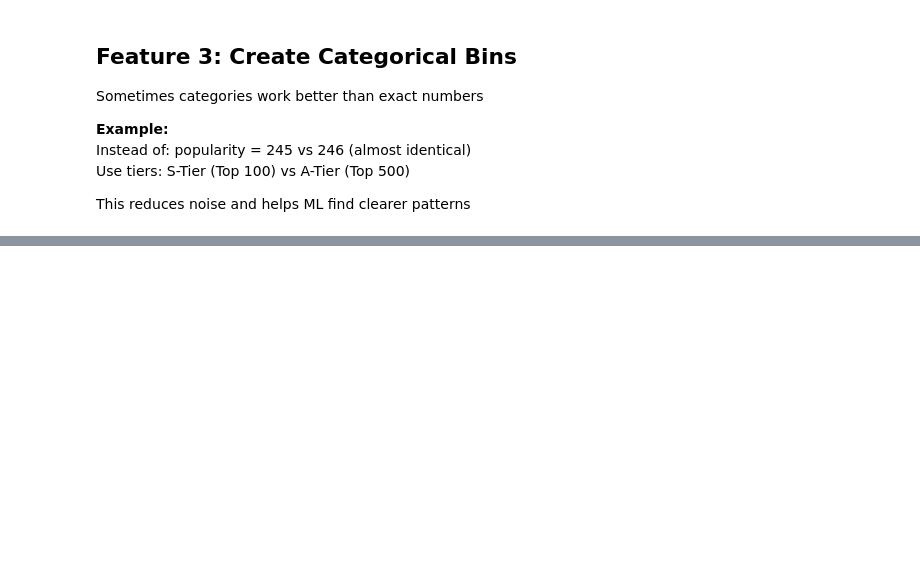
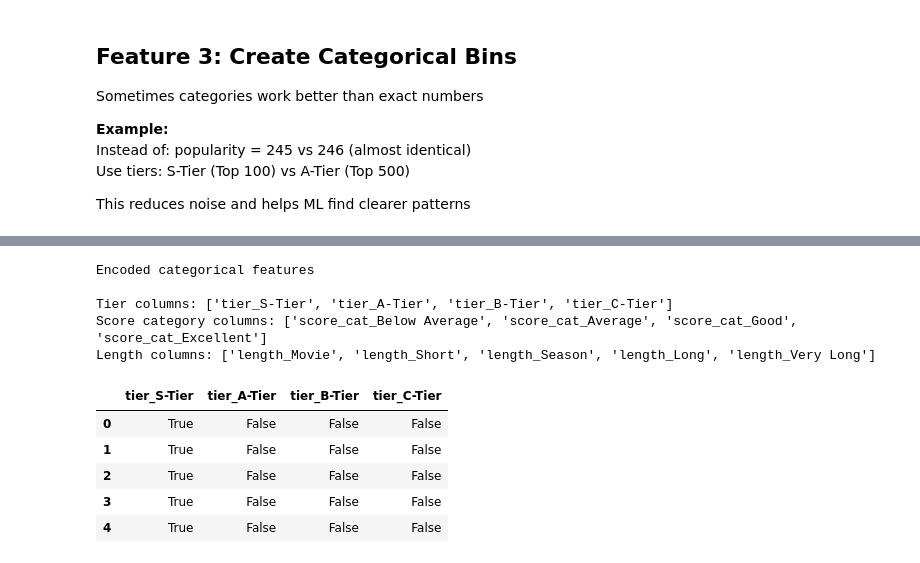
Before and after one commit to AlexeiLuchian/anime-recommender, a Jupyter notebook: notebooks/02_feature_engineering.ipynb, the cells around one changed output, grey strips where cells are left out. Drawn from its saved outputs; the diff is of its cells as text; code cells hidden in the pictures; blank space fills up the shorter version.

Commit message:
Work on categorical features

```diff
--- a/notebooks/02_feature_engineering.ipynb
+++ b/notebooks/02_feature_engineering.ipynb
@@ -148,3 +148,27 @@ Instead of: popularity = 245 vs 246 (almost identical)
 Use tiers: S-Tier (Top 100) vs A-Tier (Top 500)
 
 This reduces noise and helps ML find clearer patterns
+# %%
+df['popularity_tier'] = pd.cut(
+    df['popularity'],
+    bins = [0, 10, 50, 100, 500],
+    labels = ['S-Tier', 'A-Tier', 'B-Tier', 'C-Tier']
+)
+
+df['score_category'] = pd.cut(
+    df['score'],
+    bins=[0, 6.5, 7.5, 8.5, 10],
+    labels=['Below Average', 'Average', 'Good', 'Excellent']
+)
+
+df['length_category'] = pd.cut(
+    df['episodes'],
+    bins=[0, 1, 13, 26, 52, 1000],
+    labels=['Movie', 'Short', 'Season', 'Long', 'Very Long']
+)
+
+print("Created categorical features")
+print("\nPopularity distribution:")
+print(df['popularity_tier'].value_counts())
+print("\nScore distribution:")
+print(df['score_category'].value_counts())
@@ -150,0 +193,23 @@ This reduces noise and helps ML find clearer patterns
+# %%
+tier_encoded = pd.get_dummies(df['popularity_tier'], prefix='tier')
+score_cat_encoded = pd.get_dummies(df['score_category'], prefix='score_cat')
+length_encoded = pd.get_dummies(df['length_category'], prefix='length')
+
+print("Encoded categorical features")
+print(f"\nTier columns: {list(tier_encoded.columns)}")
+print(f"Score category columns: {list(score_cat_encoded.columns)}")
+print(f"Length columns: {list(length_encoded.columns)}")
+
+tier_encoded.head()
+# %% [output]
+Encoded categorical features
+
+Tier columns: ['tier_S-Tier', 'tier_A-Tier', 'tier_B-Tier', 'tier_C-Tier']
+Score category columns: ['score_cat_Below Average', 'score_cat_Average', 'score_cat_Good', 'score_cat_Excellent']
+Length columns: ['length_Movie', 'length_Short', 'length_Season', 'length_Long', 'length_Very Long']
+|  | tier_S-Tier | tier_A-Tier | tier_B-Tier | tier_C-Tier |
+| 0 | True | False | False | False |
+| 1 | True | False | False | False |
+| 2 | True | False | False | False |
+| 3 | True | False | False | False |
+| 4 | True | False | False | False |
```
Also changed, not shown: parts of 2 cells of this notebook.
